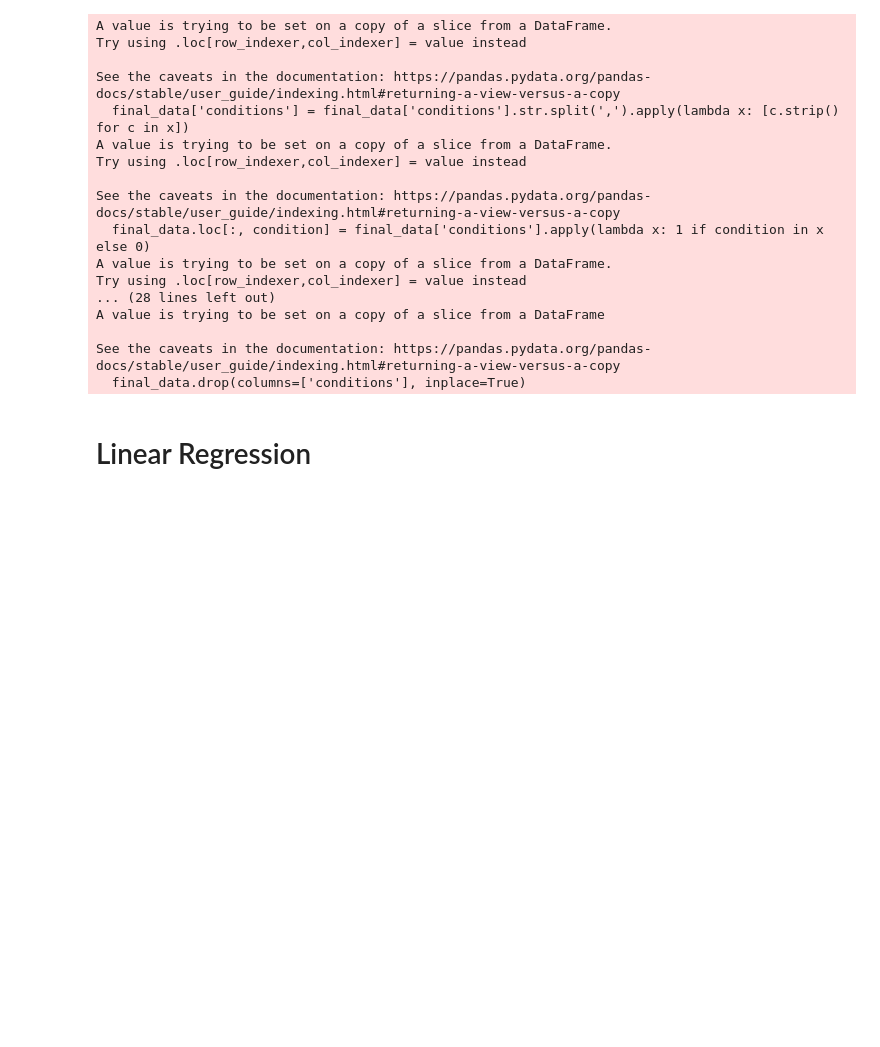
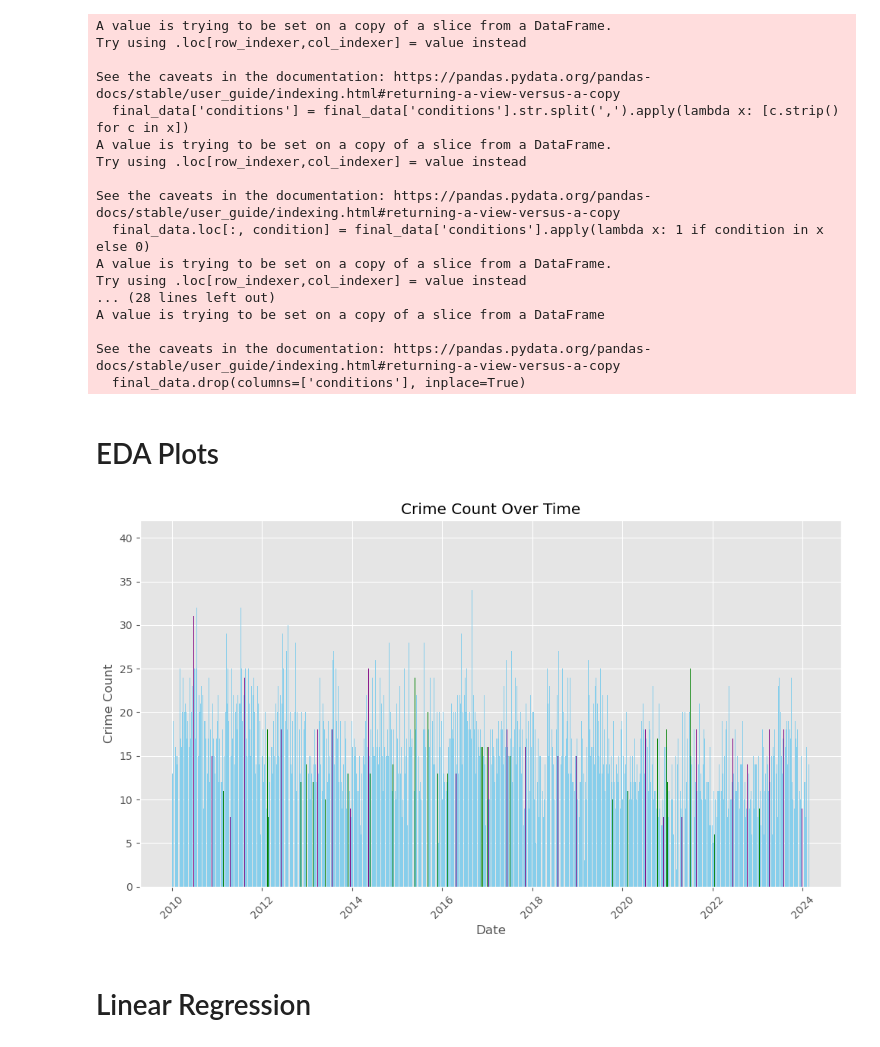
Before and after one commit to mattng23/Stat-486-Case-Study, a Jupyter notebook: sams_playground.ipynb, the cells around one changed output. Saved outputs shown, nothing was run; the diff lists cells and outputs as text; code cells hidden in the pictures; blank space fills up the shorter version.

```diff
--- a/sams_playground.ipynb
+++ b/sams_playground.ipynb
@@ -119,6 +121,38 @@ See the caveats in the documentation: https://pandas.pydata.org/pandas-docs/stab
   final_data.drop(columns=['conditions'], inplace=True)
 # %%
 final_data.to_csv('test.csv', index=False)
+# %% [markdown]
+# EDA Plots
+# %%
+# Plotting
+plt.style.use('ggplot')
+plt.figure(figsize=(10, 6))  # Adjust the figure size if needed
+
+# Iterate over the DataFrame rows
+for index, row in final_data.iterrows():
+    # Set color and label based on 'Holiday' and 'Fullmoon' columns
+    color = 'skyblue'  # Default color
+    if row['Holiday'] == 1:
+        color = 'green'
+    elif row['FullMoon'] == 1:
+        color = 'purple'
+
+    # Plot bars
+    plt.bar(row['Date'], row['Crime_Count'], color=color)
+
+# Labeling axes and title
+plt.xlabel('Date')
+plt.ylabel('Crime Count')
+plt.title('Crime Count Over Time')
+
+# Rotating x-axis labels for better readability
+plt.xticks(rotation=45)
+
+# Displaying the plot
+plt.tight_layout()  # Adjust layout to prevent clipping of labels
+plt.show()
+# %% [output]
+[figure, added]
 # %% [markdown]
 # Linear Regression
 # %%
```
Also changed, not shown: parts of 5 cells of this notebook.
